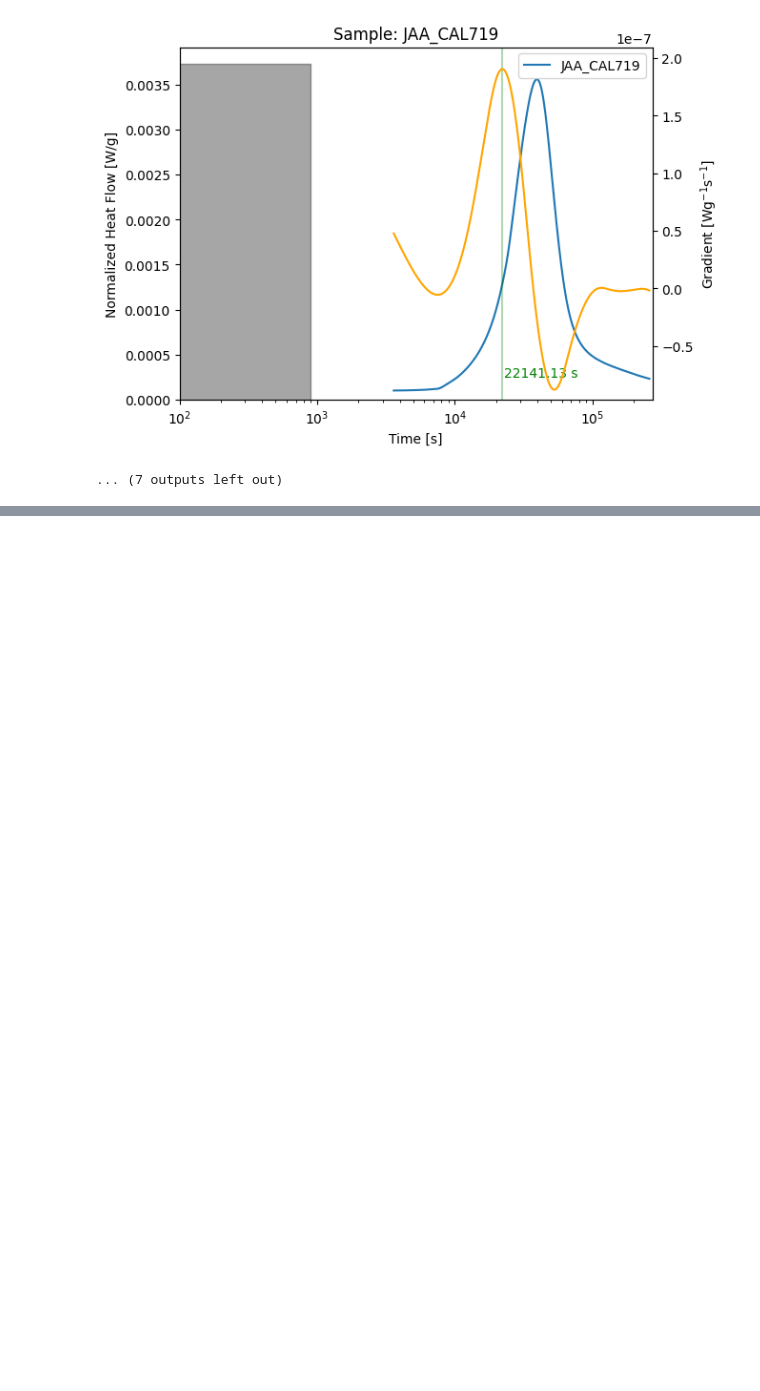
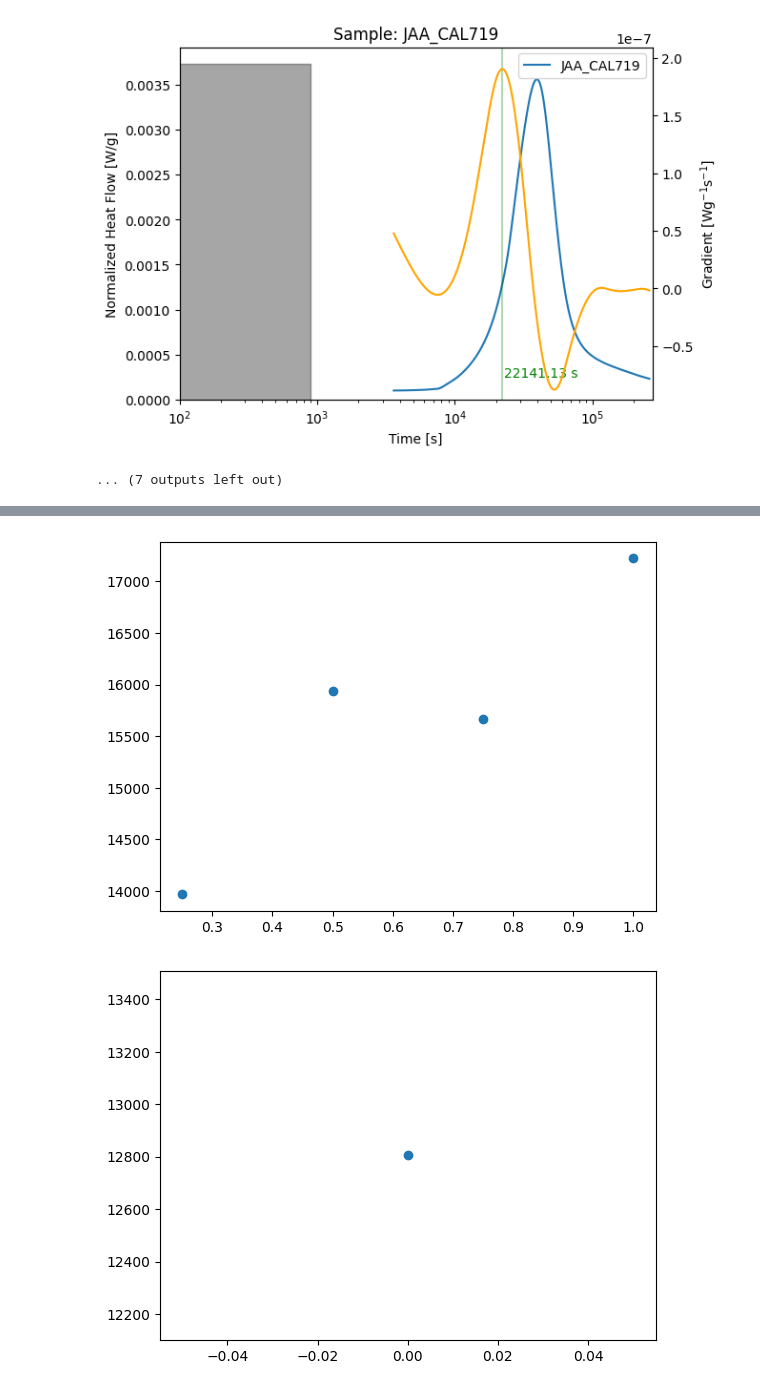
Before and after one commit to tgaedt/workshop_uv, a Jupyter notebook: notebooks/3_calocem.ipynb, the cells around one changed output, grey strips where cells are left out. Drawn from its saved outputs; the diff is of its cells as text; code cells hidden in the pictures; blank space fills up the shorter version.

```diff
--- a/notebooks/3_calocem.ipynb
+++ b/notebooks/3_calocem.ipynb
@@ -76,7 +78,7 @@ time_discarded_s 900
 [figure]
 ... (7 outputs left out)
 # %%
-tam.get_peak_onset_via_max_slope(processparams=processparams, show_plot=True)
+onsets = tam.get_peak_onset_via_max_slope(processparams=processparams, show_plot=True)
 # %% [output]
 Determineing maximum slope of JAA_CAL714
 Determineing maximum slope of JAA_CAL715
@@ -101,0 +104,5 @@ time_discarded_s 900
+# %%
+import pandas as pd
+
+onsets = pd.merge(onsets, tam._metadata, left_on="sample_short", right_on="sample")
+onsets
@@ -101,0 +121,7 @@ time_discarded_s 900
+# %%
+for samplename, sampledata in onsets.groupby("additive_name"):
+    fig, ax = plt.subplots()
+    ax.scatter(sampledata["dosage"], sampledata["onset_time_s"])
+# %% [output]
+[figure, added]
+[figure, added]
```
Also changed, not shown: parts of 6 cells of this notebook.
